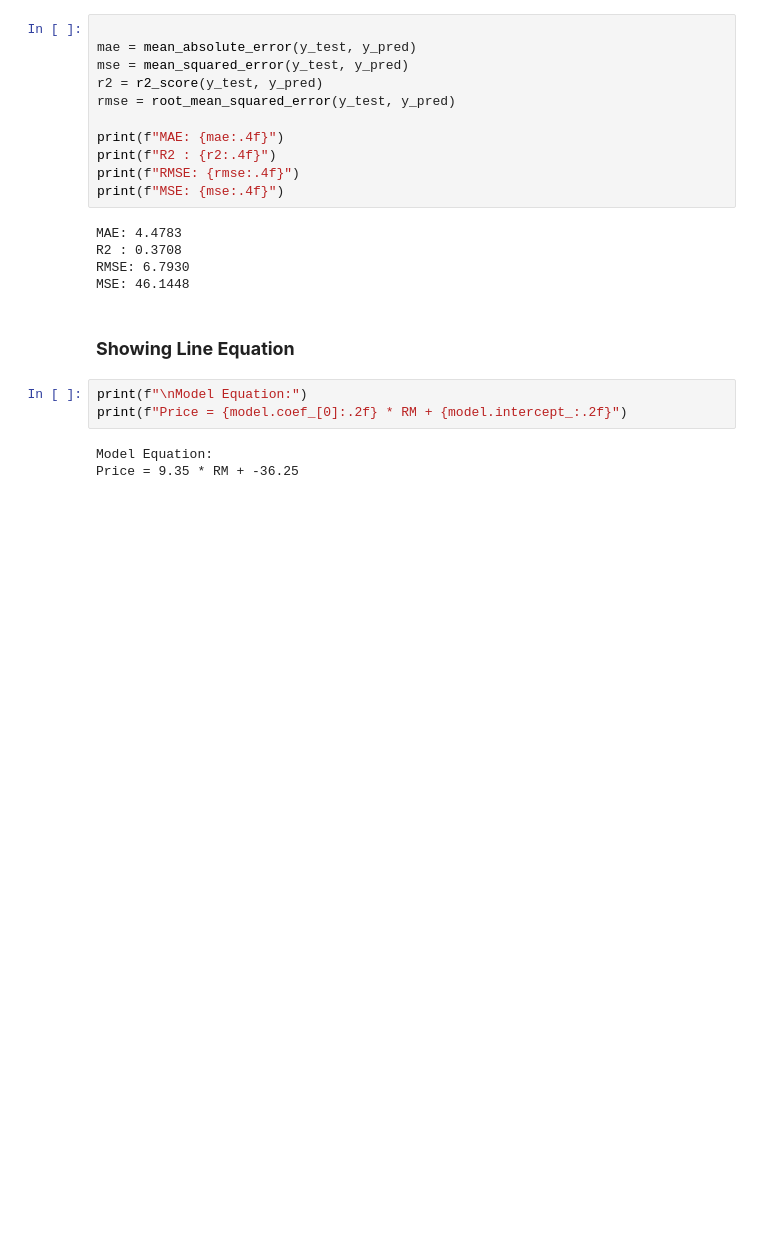
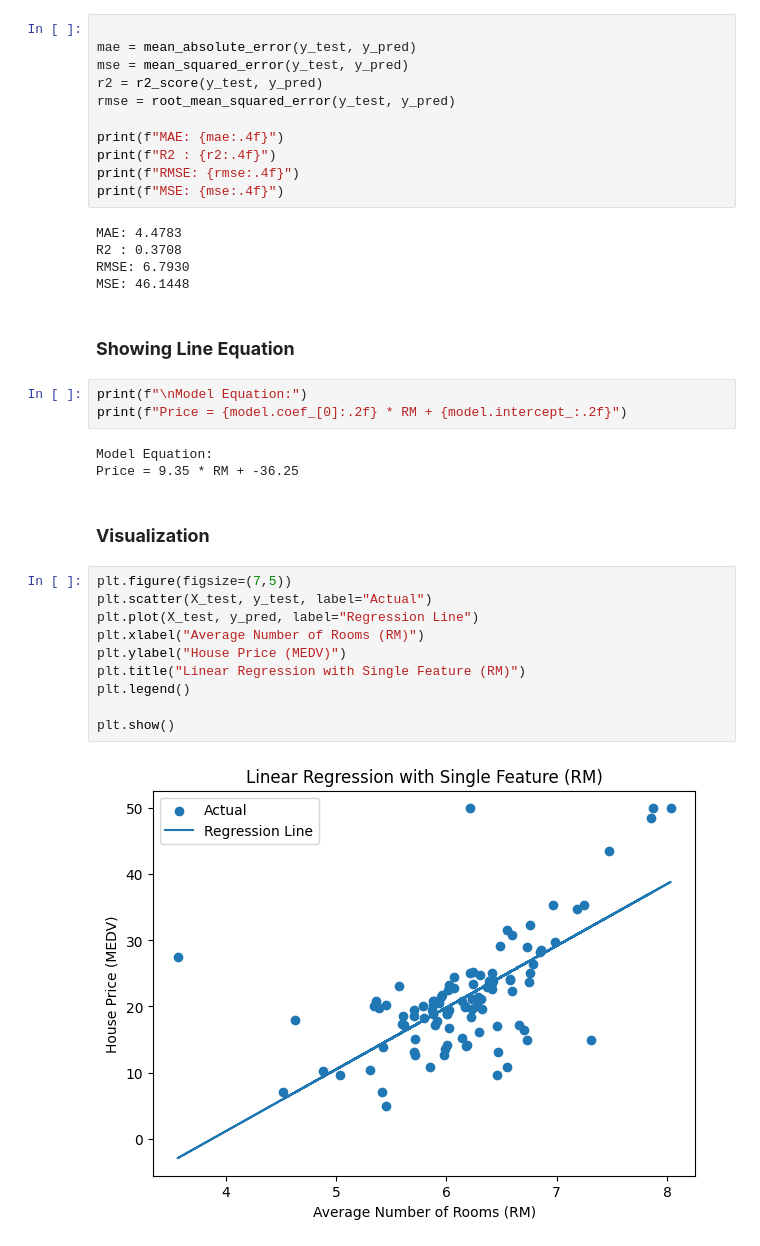
Before and after one commit to mdzubayereashraf/Ostad-AI-Engineering-Class-Code-Practice, a Jupyter notebook: Ostad_AI_Engineering_classcode_Practice_14(Model_Evaluation_Regression_Metrics).ipynb, the cells around one changed output. Drawn from its saved outputs; the diff is of its cells as text; blank space fills up the shorter version.

Commit message:
Visualized the linear regression

```diff
--- a/Ostad_AI_Engineering_classcode_Practice_14(Model_Evaluation_Regression_Metrics).ipynb
+++ b/Ostad_AI_Engineering_classcode_Practice_14(Model_Evaluation_Regression_Metrics).ipynb
@@ -150,3 +150,17 @@ print(f"Price = {model.coef_[0]:.2f} * RM + {model.intercept_:.2f}")
 # %% [output]
 Model Equation:
 Price = 9.35 * RM + -36.25
+# %% [markdown]
+### **Visualization**
+# %%
+plt.figure(figsize=(7,5))
+plt.scatter(X_test, y_test, label="Actual")
+plt.plot(X_test, y_pred, label="Regression Line")
+plt.xlabel("Average Number of Rooms (RM)")
+plt.ylabel("House Price (MEDV)")
+plt.title("Linear Regression with Single Feature (RM)")
+plt.legend()
+
+plt.show()
+# %% [output]
+[figure, added]
```
